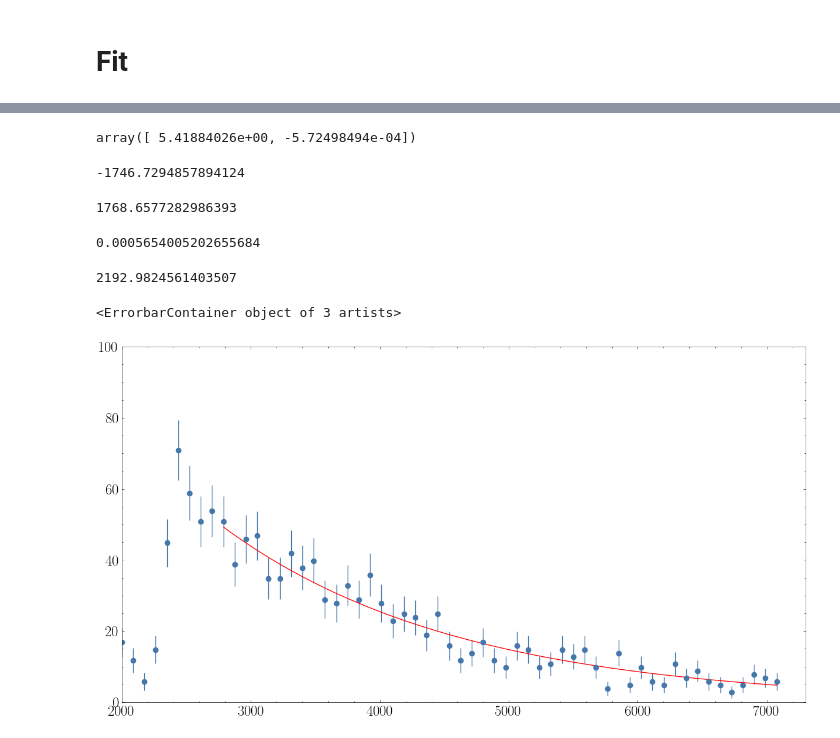
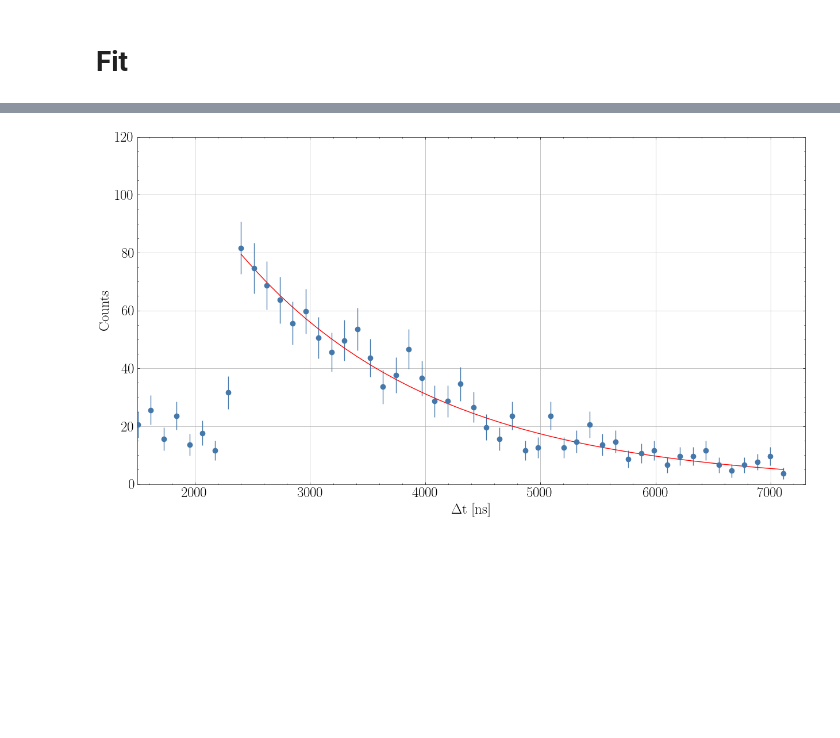
Before and after one commit to FlorianAdamczyk/FPrak_Myonenzerfall, a Jupyter notebook: Datenauswertung.ipynb, the cells around one changed output, grey strips where cells are left out. Cells and saved outputs as stored; diff of their text form; code cells hidden in the pictures; blank space fills up the shorter version.

```diff
--- a/Datenauswertung.ipynb
+++ b/Datenauswertung.ipynb
@@ -307,4 +302,4 @@ mu
 # %% [output]
 1.9482454330834995
 # %%
-PMu = 1- np.exp(-mu*64*0.875551E-9)
+PMu = 1- np.exp(-mu*rebin*0.875551E-9)
@@ -324,6 +323,6 @@ lang["intens"] = lang["intens"] - poiss_err
 def expFit(x, A, k):
     return A * np.exp(-k * x)
 # %%
-expX = np.asarray(lang['time'][30:])
-expY = np.asarray(lang['intens'][30:])
-expY_err = np.asarray(lang['err'][30:])
+expX = np.asarray(lang['time'][20:])
+expY = np.asarray(lang['intens'][20:])
+expY_err = np.asarray(lang['err'][20:])
@@ -329,0 +345,4 @@ expY_err = np.asarray(lang['err'][30:])
+# %%
+poptExp, pcovExp = curve_fit(expFit, expX, expY, p0=[60, 1E-4],sigma=expY_err,absolute_sigma=True)
+
+1/poptExp[1]
@@ -333,2 +363,0 @@ expY_errLog = np.asarray(np.log(lang['err'][26:]))
-# %%
-poptExp, pcovExp = curve_fit(expFit, expX, expY, p0=[60, 1E-4])
@@ -341,33 +368,20 @@ a_fitLin,covlin=curve_fit(linearFunc,expX,expYLog,sigma=expY_err,absolute_sigma=
-# %%
-a_fitLin
-# %% [output]
-array([ 5.41884026e+00, -5.72498494e-04])
-# %%
-1/a_fitLin[1]
-# %% [output]
--1746.7294857894124
-# %%
-1/poptExp[1]
-# %% [output]
-1768.6577282986393
-# %%
-poptExp[1]
-# %% [output]
-0.0005654005202655684
-# %%
-1/0.000456
-# %% [output]
-2192.9824561403507
 # %%
 fig = plt.figure(figsize=[15,8], dpi=100)
 ax = fig.add_subplot(111)
-ax.set_xlim(xmin = 2000, xmax = 7300)
+ax.set_xlim(xmin = 1500, xmax = 7300)
 #ax.set_yscale("log")
-ax.set_ylim(ymax= 100)
-#ax.plot(lang)
-#ax.errorbar(expX,expYLog,yerr =expY_err, fmt='o')
+ax.set_ylim(ymax= 120)
+
+#ax.errorbar(expX,expYLog,yerr =expY_errLog, fmt='o')
+#ax.plot(expX, linearFunc(expX,*a_fitLin), color='red', label='Exponential-Fit')
+
+ax.grid()
 ax.plot(expX, expFit(expX,*poptExp), color='red', label='Exponential-Fit')
 ax.errorbar(lang["time"],lang["intens"],yerr =lang["err"], fmt='o')
+
+ax.set_xlabel("$\Delta$t [ns]")
+ax.set_ylabel("Counts")
+
+plt.show()
 # %% [output]
-<ErrorbarContainer object of 3 artists>
-[figure, old version]
+[figure, new version]
```
Also changed, not shown: parts of 26 cells of this notebook, 6 other files.
